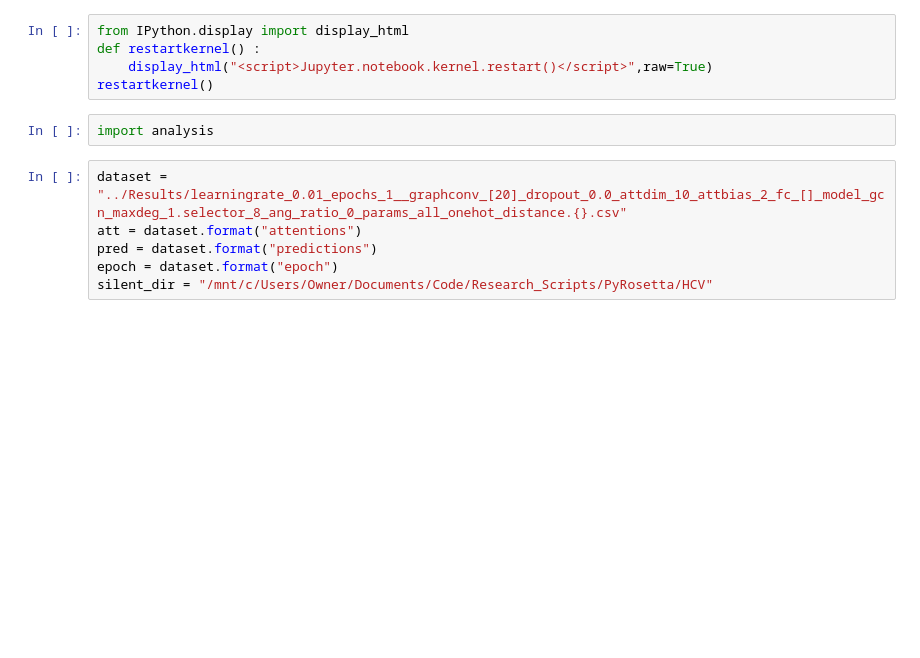
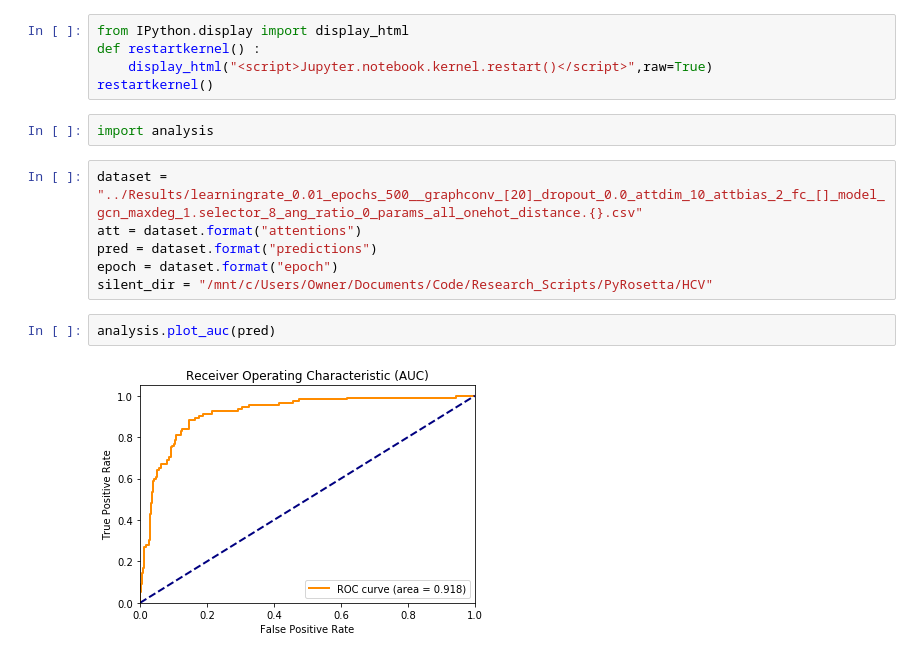
Before and after one commit to SamuelStentz/Graph-Convolutional-Neural-Network, a Jupyter notebook: Analysis/Analysis.ipynb, the cells around one changed output. Saved outputs shown, nothing was run; the diff lists cells and outputs as text; blank space fills up the shorter version.

```diff
--- a/Analysis/Analysis.ipynb
+++ b/Analysis/Analysis.ipynb
@@ -6,8 +6,12 @@ restartkernel()
 # %%
 import analysis
 # %%
-dataset = "../Results/learningrate_0.01_epochs_1__graphconv_[20]_dropout_0.0_attdim_10_attbias_2_fc_[]_model_gcn_maxdeg_1.selector_8_ang_ratio_0_params_all_onehot_distance.{}.csv"
+dataset = "../Results/learningrate_0.01_epochs_500__graphconv_[20]_dropout_0.0_attdim_10_attbias_2_fc_[]_model_gcn_maxdeg_1.selector_8_ang_ratio_0_params_all_onehot_distance.{}.csv"
 att = dataset.format("attentions")
 pred = dataset.format("predictions")
 epoch = dataset.format("epoch")
 silent_dir = "/mnt/c/Users/Owner/Documents/Code/Research_Scripts/PyRosetta/HCV"
+# %%
+analysis.plot_auc(pred)
+# %% [output]
+[figure, added]
```
Also changed, not shown: parts of 3 cells of this notebook, 4 other files.
